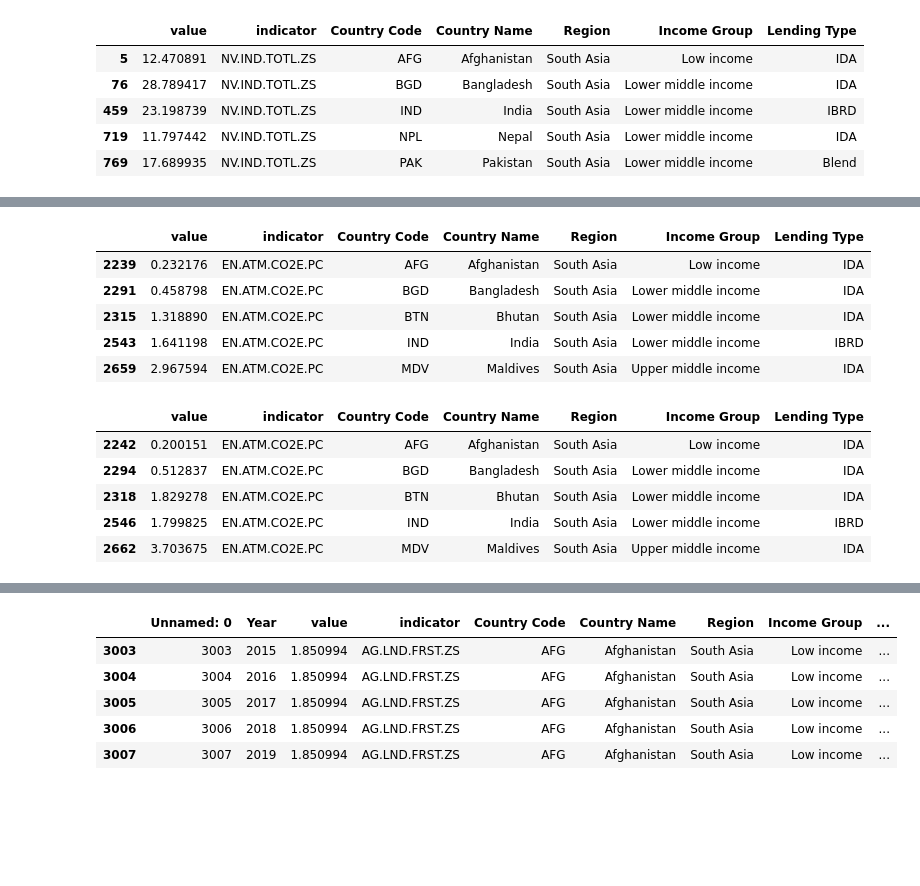
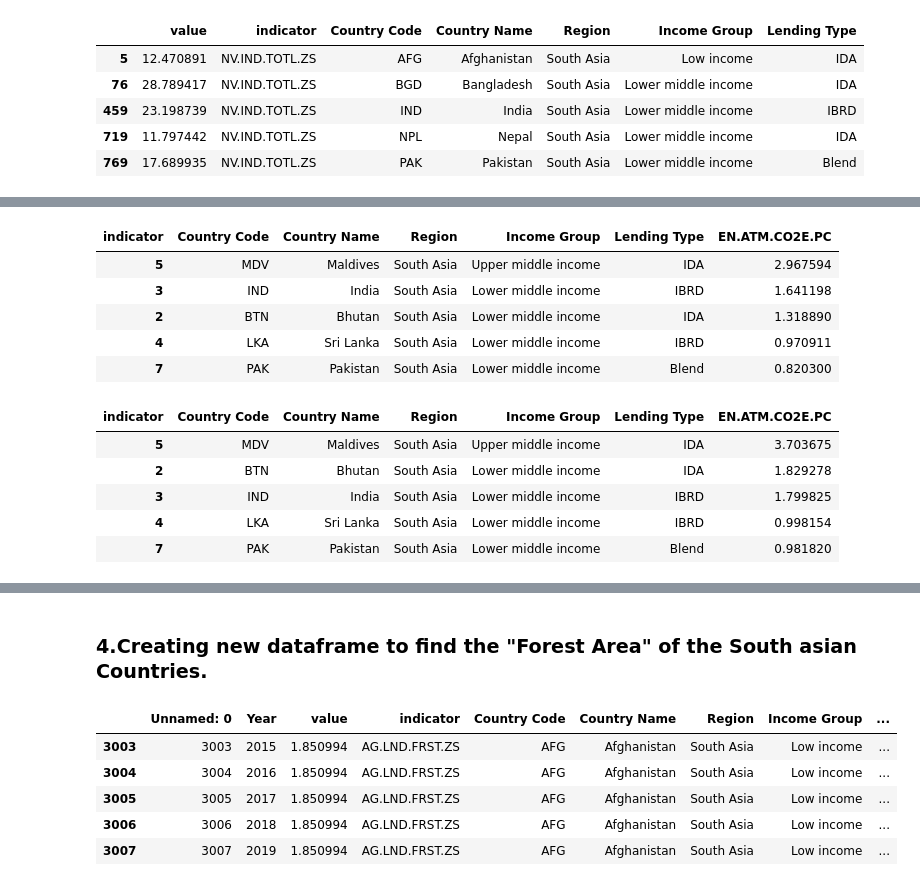
Before and after one commit to DATA-690-FALL-2021/DATA690_Nazia, a Jupyter notebook: individual_project/individual_project_part2_draft.ipynb, the cells around one changed output, grey strips where cells are left out. Drawn from its saved outputs; the diff is of its cells as text; code cells hidden in the pictures; blank space fills up the shorter version.

```diff
--- a/individual_project/individual_project_part2_draft.ipynb
+++ b/individual_project/individual_project_part2_draft.ipynb
@@ -203,18 +222,18 @@ df_co2_2018.drop(columns =["Unnamed: 0","Year"], inplace=True)
 # %%
-df_co2_2015.head()
+df_co2_2015_pivot.head()
 # %% [output]
-|  | value | indicator | Country Code | Country Name | Region | Income Group | Lending Type |
-| 2239 | 0.232176 | EN.ATM.CO2E.PC | AFG | Afghanistan | South Asia | Low income | IDA |
-| 2291 | 0.458798 | EN.ATM.CO2E.PC | BGD | Bangladesh | South Asia | Lower middle income | IDA |
-| 2315 | 1.318890 | EN.ATM.CO2E.PC | BTN | Bhutan | South Asia | Lower middle income | IDA |
-| 2543 | 1.641198 | EN.ATM.CO2E.PC | IND | India | South Asia | Lower middle income | IBRD |
-| 2659 | 2.967594 | EN.ATM.CO2E.PC | MDV | Maldives | South Asia | Upper middle income | IDA |
+| indicator | Country Code | Country Name | Region | Income Group | Lending Type | EN.ATM.CO2E.PC |
+| 5 | MDV | Maldives | South Asia | Upper middle income | IDA | 2.967594 |
+| 3 | IND | India | South Asia | Lower middle income | IBRD | 1.641198 |
+| 2 | BTN | Bhutan | South Asia | Lower middle income | IDA | 1.318890 |
+| 4 | LKA | Sri Lanka | South Asia | Lower middle income | IBRD | 0.970911 |
+| 7 | PAK | Pakistan | South Asia | Lower middle income | Blend | 0.820300 |
 # %%
-df_co2_2018.head()
+df_co2_2018_pivot.head()
 # %% [output]
-|  | value | indicator | Country Code | Country Name | Region | Income Group | Lending Type |
-| 2242 | 0.200151 | EN.ATM.CO2E.PC | AFG | Afghanistan | South Asia | Low income | IDA |
-| 2294 | 0.512837 | EN.ATM.CO2E.PC | BGD | Bangladesh | South Asia | Lower middle income | IDA |
-| 2318 | 1.829278 | EN.ATM.CO2E.PC | BTN | Bhutan | South Asia | Lower middle income | IDA |
-| 2546 | 1.799825 | EN.ATM.CO2E.PC | IND | India | South Asia | Lower middle income | IBRD |
-| 2662 | 3.703675 | EN.ATM.CO2E.PC | MDV | Maldives | South Asia | Upper middle income | IDA |
+| indicator | Country Code | Country Name | Region | Income Group | Lending Type | EN.ATM.CO2E.PC |
+| 5 | MDV | Maldives | South Asia | Upper middle income | IDA | 3.703675 |
+| 2 | BTN | Bhutan | South Asia | Lower middle income | IDA | 1.829278 |
+| 3 | IND | India | South Asia | Lower middle income | IBRD | 1.799825 |
+| 4 | LKA | Sri Lanka | South Asia | Lower middle income | IBRD | 0.998154 |
+| 7 | PAK | Pakistan | South Asia | Lower middle income | Blend | 0.981820 |
@@ -247,6 +260,8 @@ fig1.show()
 # %% [output]
 [interactive output not drawn]
 [interactive output not drawn]
+# %% [markdown]
+### **4.Creating new dataframe to find the "Forest Area" of the South asian Countries.**
 # %%
 df_forest_area=df.query('indicator== "AG.LND.FRST.ZS" ')
 # %%
```
Also changed, not shown: parts of 49 cells of this notebook.
